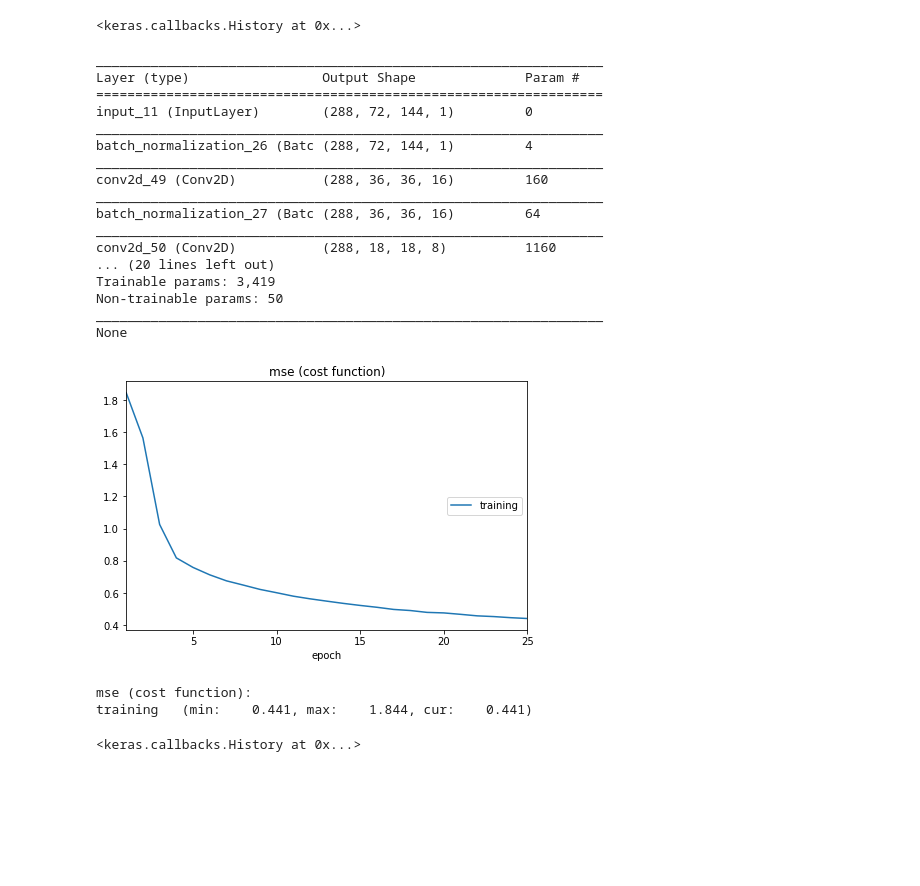
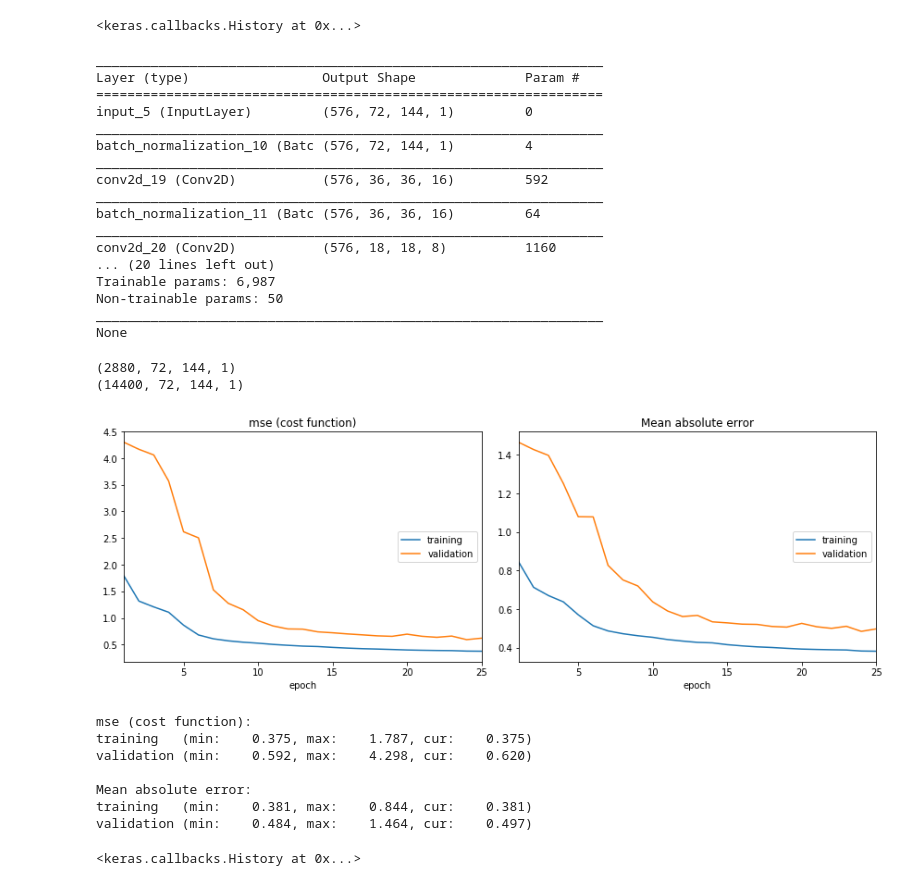
Before and after one commit to bgroenks96/cmip-embeddings, a Jupyter notebook: deep_embeddings.ipynb, the cells around one changed output. Cells and saved outputs as stored; diff of their text form; code cells hidden in the pictures; blank space fills up the shorter version.

Commit message:
Add visualizations and deep model tweaks

```diff
--- a/deep_embeddings.ipynb
+++ b/deep_embeddings.ipynb
@@ -55,0 +29,10 @@ print(X_flat.shape)
+# %%
+X_ccsm4 = xr.open_dataset('data/rcp26/CCSM4/rcp26_CCSM4_grid.nc')
+X_cesm = xr.open_dataset('data/rcp26/CESM1-CAM5/rcp26_CESM1-CAM5_grid.nc')
+X_canesm = xr.open_dataset('data/rcp26/CanESM2/rcp26_CanESM2_grid.nc')
+X_cnrm = xr.open_dataset('data/rcp26/CNRM-CM5/rcp26_CNRM-CM5_grid.nc')
+X_miroc5 = xr.open_dataset('data/rcp26/MIROC5/rcp26_MIROC5_grid.nc')
+X_all = [X_ccsm4.to_array().values, X_cesm.to_array().values, X_canesm.to_array().values, X_cnrm.to_array().values, X_miroc5.to_array().values]
+
+N_lat = 72
+N_lon = 144
@@ -80,47 +72,58 @@ from keras.layers import *
 from keras.regularizers import l1,l2
 from keras.models import Model
 
-BATCH_SIZE = int(X_flat.shape[0] / 10)
+BATCH_SIZE = 4*144
 
-input_0 = Input(batch_shape=(BATCH_SIZE, X_c.shape[1], X_c.shape[2], 1))
+input_0 = Input(batch_shape=(BATCH_SIZE, N_lat, N_lon, 1))
 conv_0 = Conv2D(16, (3,3), strides=(2,4), activation='relu', padding='same')(BatchNormalization()(input_0))
 conv_1 = Conv2D(8, (3,3), strides=(2,2), activation='relu', padding='same')(BatchNormalization()(conv_0))
 conv_2 = Conv2D(4, (3,3), strides=(2,2), activation='relu', padding='same')(BatchNormalization()(conv_1))
 
-conv_3 = Conv2D(4, (3,3), activation='relu', padding='same')(conv_2)
-conv_4 = Conv2D(8, (3,3), activation='relu', padding='same')(UpSampling2D((2,2))(conv_3))
-conv_5 = Conv2D(16, (3,3), activation='relu', padding='same')(UpSampling2D((2,2))(conv_4))
-conv_6 = Conv2D(1, (3,3), padding='same')(UpSampling2D((2,4))(conv_5))
+conv_4 = Conv2D(4, (3,3), activation='relu', padding='same')(UpSampling2D((2,2))(conv_2))
+conv_5 = Conv2D(8, (3,3), activation='relu', padding='same')(UpSampling2D((2,2))(conv_4))
+conv_6 = Conv2D(16, (3,3), activation='relu', padding='same')(UpSampling2D((2,4))(conv_5))
+conv_7 = Conv2D(1, (2,2), padding='same')(conv_6)
+conv_model = Model(inputs=input_0, outputs=conv_7)
 
-conv_model = Model(inputs=input_0, outputs=conv_6)
-conv_model.compile(optimizer='adam', loss='mse')
+conv_model.compile(optimizer='adam', loss='mse', metrics=['mae'])
 print(conv_model.summary())
 # %% [output]
 _________________________________________________________________
 Layer (type)                 Output Shape              Param #
 =================================================================
-input_11 (InputLayer)        (288, 72, 144, 1)         0
+input_5 (InputLayer)         (576, 72, 144, 1)         0
 _________________________________________________________________
-batch_normalization_26 (Batc (288, 72, 144, 1)         4
+batch_normalization_10 (Batc (576, 72, 144, 1)         4
 _________________________________________________________________
-conv2d_49 (Conv2D)           (288, 36, 36, 16)         160
+conv2d_19 (Conv2D)           (576, 36, 36, 16)         592
 _________________________________________________________________
-batch_normalization_27 (Batc (288, 36, 36, 16)         64
+batch_normalization_11 (Batc (576, 36, 36, 16)         64
 _________________________________________________________________
-conv2d_50 (Conv2D)           (288, 18, 18, 8)          1160
+conv2d_20 (Conv2D)           (576, 18, 18, 8)          1160
 ... (20 lines left out)
-Trainable params: 3,419
+Trainable params: 6,987
 Non-trainable params: 50
 _________________________________________________________________
 None
+# %%
+X_all_t = list(map(lambda x: np.transpose(x, axes=[1,2,3,0]), X_all))
+print(X_all_t[0].shape)
+X_stacked = np.hstack(X_all_t).reshape((len(X_all_t)*X_all_t[0].shape[0], N_lat, N_lon, 1))
+print(X_stacked.shape)
+# %% [output]
+(2880, 72, 144, 1)
+(14400, 72, 144, 1)
 # %%
 from livelossplot.keras import PlotLossesCallback
 
-X_c_in = np.expand_dims(X_c, axis=3)
-assert X_c_in.shape == (X_c.shape[0], X_c.shape[1], X_c.shape[2], 1), X_c_in.shape
-conv_model.fit(X_c_in, X_c_in, batch_size=BATCH_SIZE, epochs=25, callbacks=[PlotLossesCallback()])
+conv_model.fit(X_stacked, X_stacked, batch_size=BATCH_SIZE, epochs=25, shuffle=True, validation_split=0.2, callbacks=[PlotLossesCallback()])
 # %% [output]
-[figure, old version]
+[figure, new version]
 mse (cost function):
-training   (min:    0.441, max:    1.844, cur:    0.441)
+training   (min:    0.375, max:    1.787, cur:    0.375)
+validation (min:    0.592, max:    4.298, cur:    0.620)
+
+Mean absolute error:
+training   (min:    0.381, max:    0.844, cur:    0.381)
+validation (min:    0.484, max:    1.464, cur:    0.497)
 <keras.callbacks.History at 0x...>
```
Also changed, not shown: parts of 5 cells of this notebook, 4 other files.
